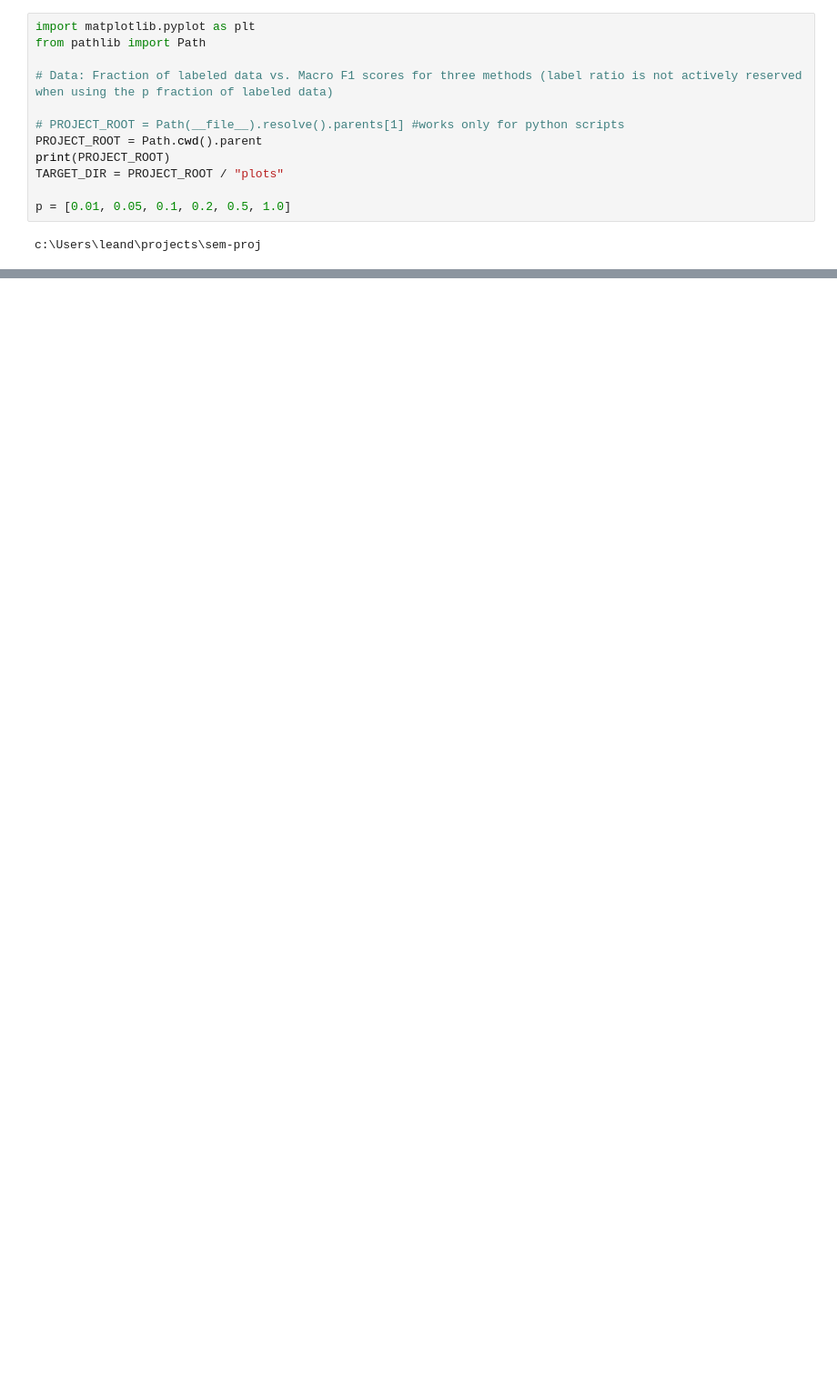
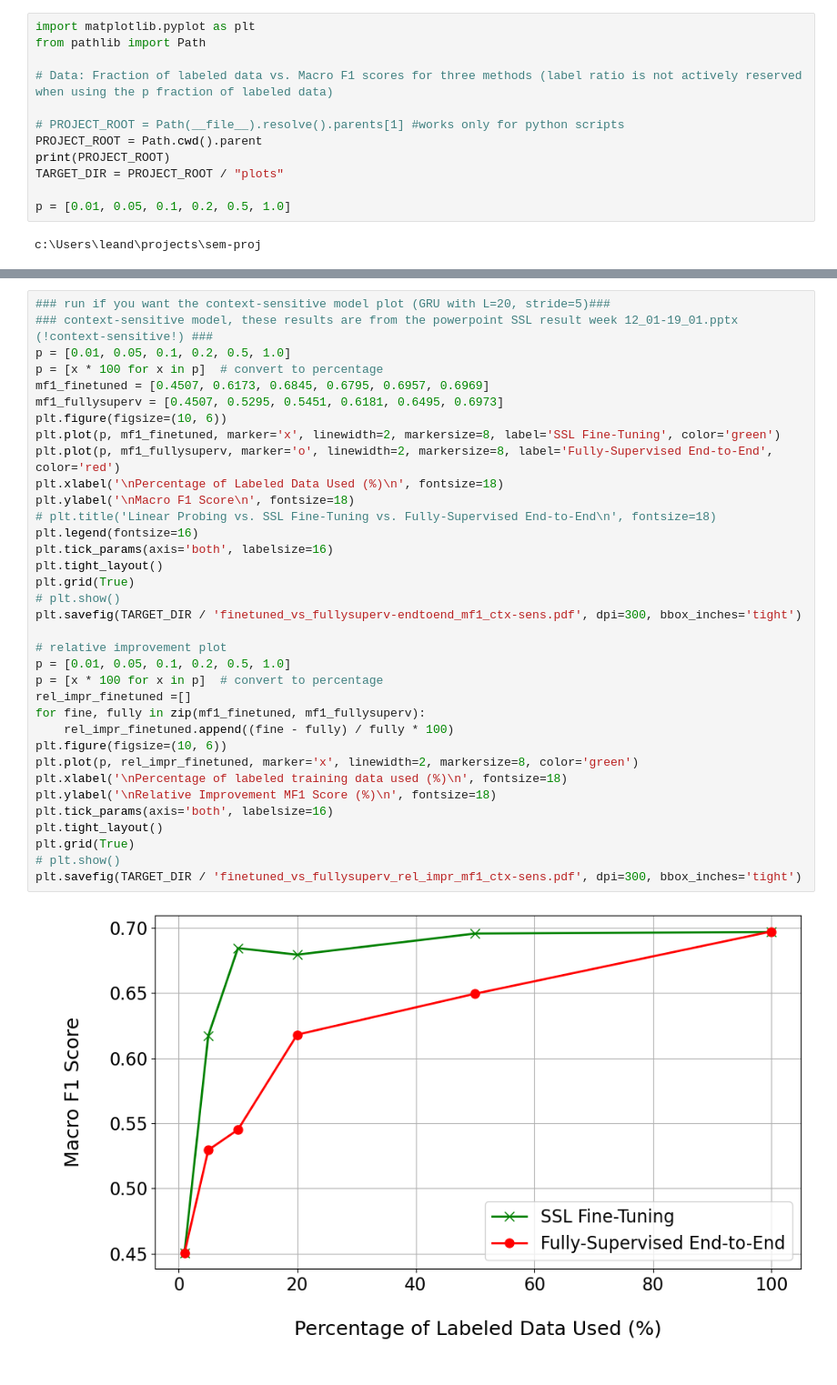
Before and after one commit to leandandre/sem-proj, a Jupyter notebook: scripts/plot_lin-probe_vs_finetuned_vs_fullysuperv-endtoend.ipynb, the cells around one changed output, grey strips where cells are left out. Shown at 91% size. Saved outputs shown, nothing was run; the diff lists cells and outputs as text; blank space fills up the shorter version.

```diff
--- a/scripts/plot_lin-probe_vs_finetuned_vs_fullysuperv-endtoend.ipynb
+++ b/scripts/plot_lin-probe_vs_finetuned_vs_fullysuperv-endtoend.ipynb
@@ -56,0 +98,37 @@ plt.savefig(TARGET_DIR / 'lin-probe_vs_finetuned_vs_fullysuperv-endtoend_n1.pdf'
+# %%
+### run if you want the context-sensitive model plot (GRU with L=20, stride=5)###
+### context-sensitive model, these results are from the powerpoint SSL result week 12_01-19_01.pptx (!context-sensitive!) ###
+p = [0.01, 0.05, 0.1, 0.2, 0.5, 1.0]
+p = [x * 100 for x in p]  # convert to percentage
+mf1_finetuned = [0.4507, 0.6173, 0.6845, 0.6795, 0.6957, 0.6969]
+mf1_fullysuperv = [0.4507, 0.5295, 0.5451, 0.6181, 0.6495, 0.6973]
+plt.figure(figsize=(10, 6))
+plt.plot(p, mf1_finetuned, marker='x', linewidth=2, markersize=8, label='SSL Fine-Tuning', color='green')
+plt.plot(p, mf1_fullysuperv, marker='o', linewidth=2, markersize=8, label='Fully-Supervised End-to-End', color='red')
+plt.xlabel('\nPercentage of Labeled Data Used (%)\n', fontsize=18)
+plt.ylabel('\nMacro F1 Score\n', fontsize=18)
+# plt.title('Linear Probing vs. SSL Fine-Tuning vs. Fully-Supervised End-to-End\n', fontsize=18)
+plt.legend(fontsize=16)
+plt.tick_params(axis='both', labelsize=16)
+plt.tight_layout()
+plt.grid(True)
+# plt.show()
+plt.savefig(TARGET_DIR / 'finetuned_vs_fullysuperv-endtoend_mf1_ctx-sens.pdf', dpi=300, bbox_inches='tight')
+
+# relative improvement plot
+p = [0.01, 0.05, 0.1, 0.2, 0.5, 1.0]
+p = [x * 100 for x in p]  # convert to percentage
+rel_impr_finetuned =[]
+for fine, fully in zip(mf1_finetuned, mf1_fullysuperv):
+    rel_impr_finetuned.append((fine - fully) / fully * 100)
+plt.figure(figsize=(10, 6))
+plt.plot(p, rel_impr_finetuned, marker='x', linewidth=2, markersize=8, color='green')
+plt.xlabel('\nPercentage of labeled training data used (%)\n', fontsize=18)
+plt.ylabel('\nRelative Improvement MF1 Score (%)\n', fontsize=18)
+plt.tick_params(axis='both', labelsize=16)
+plt.tight_layout()
+plt.grid(True)
+# plt.show()
+plt.savefig(TARGET_DIR / 'finetuned_vs_fullysuperv_rel_impr_mf1_ctx-sens.pdf', dpi=300, bbox_inches='tight')
+# %% [output]
+[figure, added]
```
Also changed, not shown: parts of 3 cells of this notebook, 12 other files.
